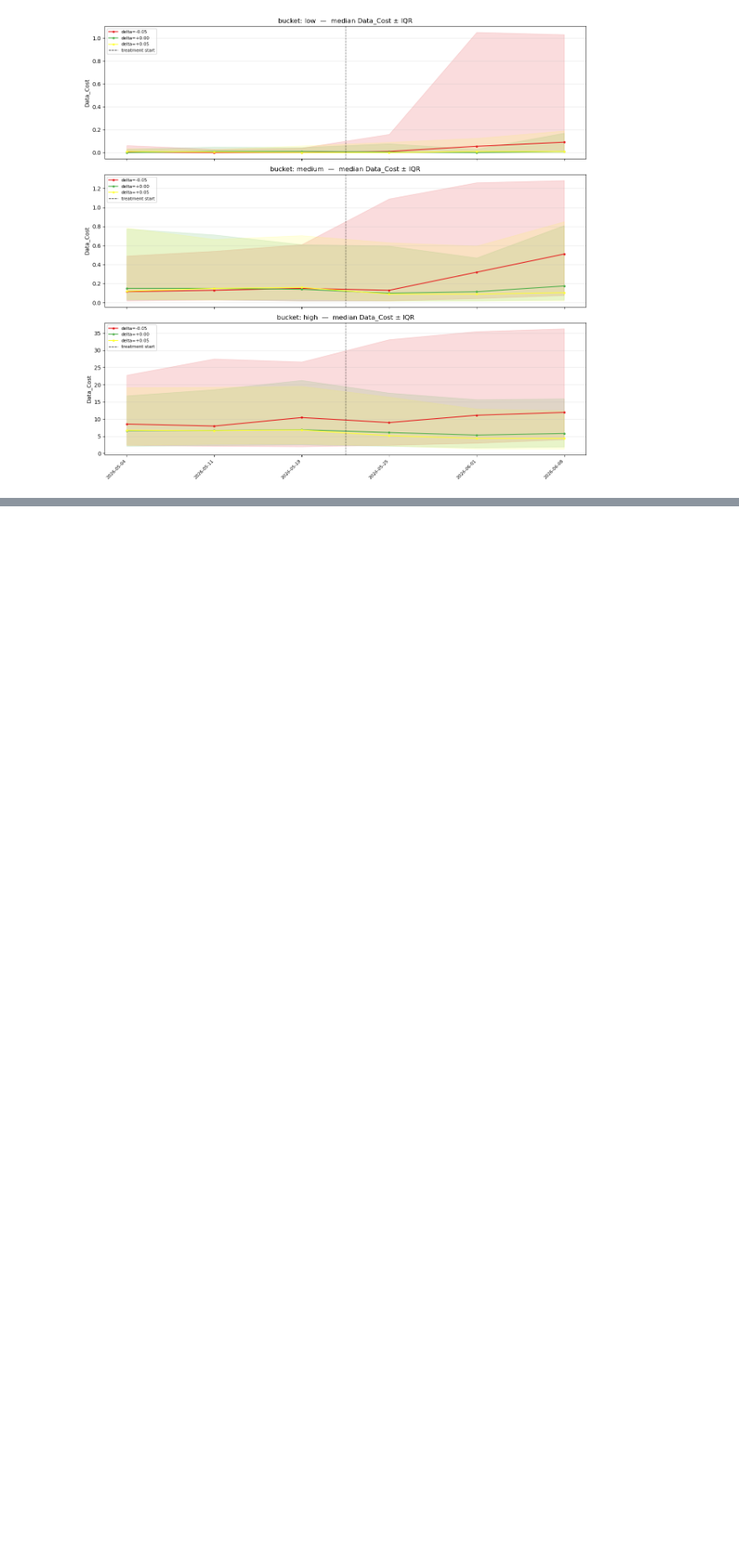
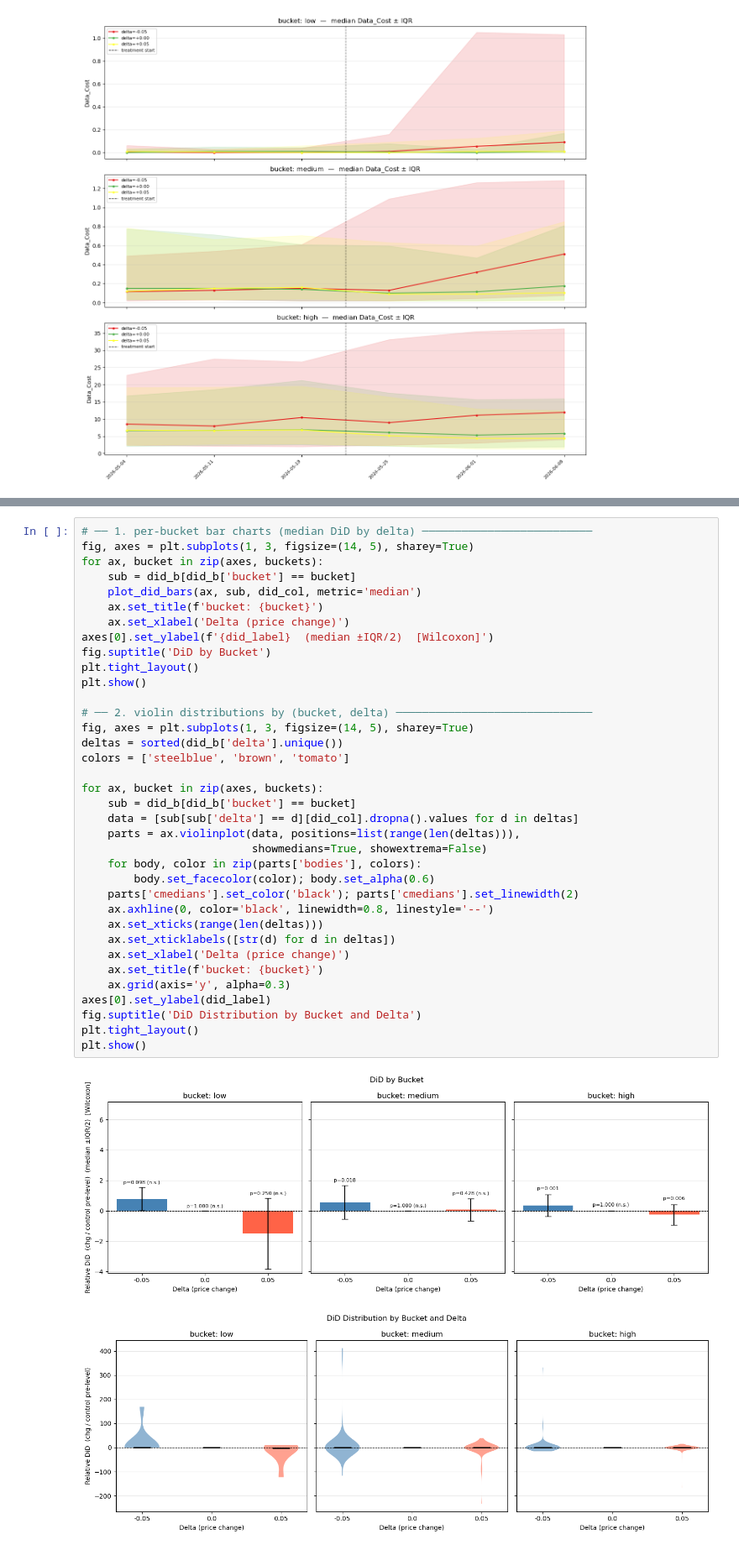
Before and after one commit to ravi-sharethis/python-notebooks, a Jupyter notebook: TTD3_Pricing.ipynb, the cells around one changed output, grey strips where cells are left out. Shown at 84% size. Drawn from its saved outputs; the diff is of its cells as text; blank space fills up the shorter version.

```diff
--- a/TTD3_Pricing.ipynb
+++ b/TTD3_Pricing.ipynb
@@ -621,0 +722,39 @@ plt.show()
+# %%
+# ── 1. per-bucket bar charts (median DiD by delta) ──────────────────────────
+fig, axes = plt.subplots(1, 3, figsize=(14, 5), sharey=True)
+for ax, bucket in zip(axes, buckets):
+    sub = did_b[did_b['bucket'] == bucket]
+    plot_did_bars(ax, sub, did_col, metric='median')
+    ax.set_title(f'bucket: {bucket}')
+    ax.set_xlabel('Delta (price change)')
+axes[0].set_ylabel(f'{did_label}  (median ±IQR/2)  [Wilcoxon]')
+fig.suptitle('DiD by Bucket')
+plt.tight_layout()
+plt.show()
+
+# ── 2. violin distributions by (bucket, delta) ──────────────────────────────
+fig, axes = plt.subplots(1, 3, figsize=(14, 5), sharey=True)
+deltas = sorted(did_b['delta'].unique())
+colors = ['steelblue', 'brown', 'tomato']
+
+for ax, bucket in zip(axes, buckets):
+    sub = did_b[did_b['bucket'] == bucket]
+    data = [sub[sub['delta'] == d][did_col].dropna().values for d in deltas]
+    parts = ax.violinplot(data, positions=list(range(len(deltas))),
+                          showmedians=True, showextrema=False)
+    for body, color in zip(parts['bodies'], colors):
+        body.set_facecolor(color); body.set_alpha(0.6)
+    parts['cmedians'].set_color('black'); parts['cmedians'].set_linewidth(2)
+    ax.axhline(0, color='black', linewidth=0.8, linestyle='--')
+    ax.set_xticks(range(len(deltas)))
+    ax.set_xticklabels([str(d) for d in deltas])
+    ax.set_xlabel('Delta (price change)')
+    ax.set_title(f'bucket: {bucket}')
+    ax.grid(axis='y', alpha=0.3)
+axes[0].set_ylabel(did_label)
+fig.suptitle('DiD Distribution by Bucket and Delta')
+plt.tight_layout()
+plt.show()
+# %% [output]
+[figure, added]
+[figure, added]
```
Also changed, not shown: parts of 12 cells of this notebook.
